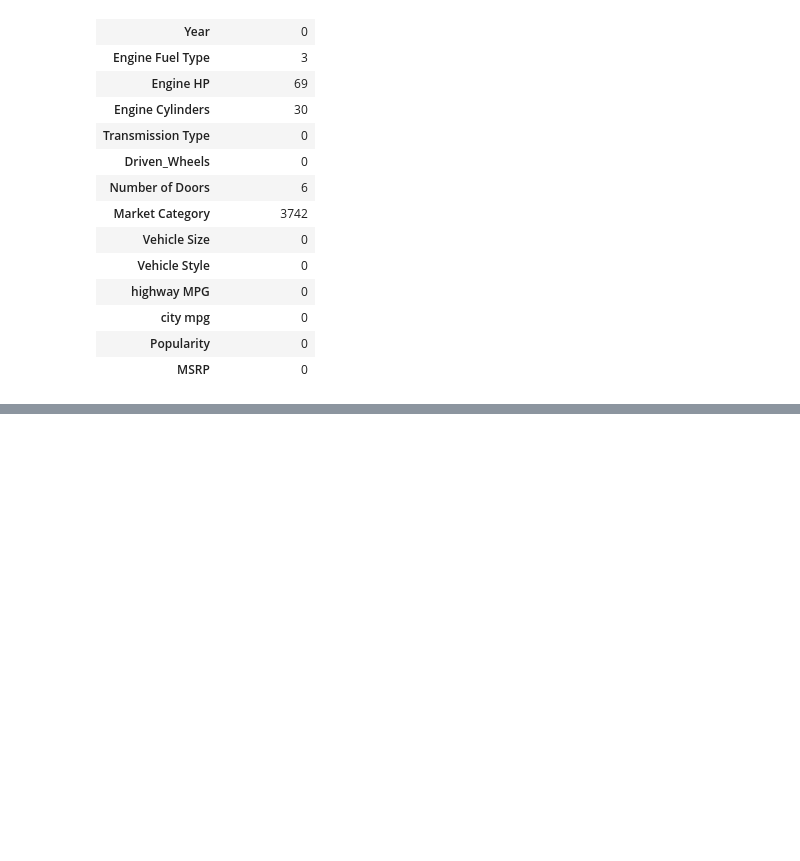
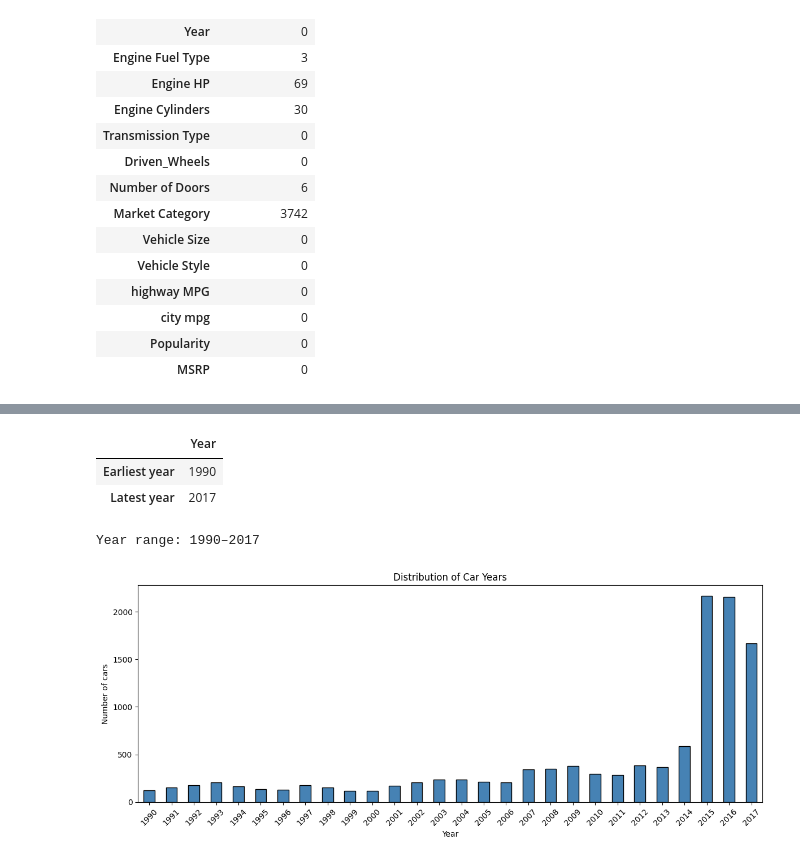
Before and after one commit to nirvana644/IATD-Machine-Learning-Algorithms, a Jupyter notebook: week_3_decision_tree_3_regression.ipynb, the cells around one changed output, grey strips where cells are left out. Cells and saved outputs as stored; diff of their text form; code cells hidden in the pictures; blank space fills up the shorter version.

```diff
--- a/week_3_decision_tree_3_regression.ipynb
+++ b/week_3_decision_tree_3_regression.ipynb
@@ -131,0 +861,33 @@ x.Year.min(),x.Year.max()
+# %%
+# Improved output
+x["Year"].agg(["min", "max"]).rename(
+    index={"min": "Earliest year", "max": "Latest year"}
+).to_frame(name="Year")
+# %% [output]
+|  | Year |
+| Earliest year | 1990 |
+| Latest year | 2017 |
+# %%
+# Improved output
+print(f"Year range: {x['Year'].min()}–{x['Year'].max()}")
+# %% [output]
+Year range: 1990–2017
+# %%
+year_counts = x["Year"].value_counts().sort_index()
+
+ax = year_counts.plot.bar(
+    figsize=(12, 5),
+    color="steelblue",
+    edgecolor="black",
+)
+
+ax.set(
+    title="Distribution of Car Years",
+    xlabel="Year",
+    ylabel="Number of cars",
+)
+plt.xticks(rotation=45)
+plt.tight_layout()
+plt.show()
+# %% [output]
+[figure, added]
```
Also changed, not shown: parts of 74 cells of this notebook, 4 other files.
